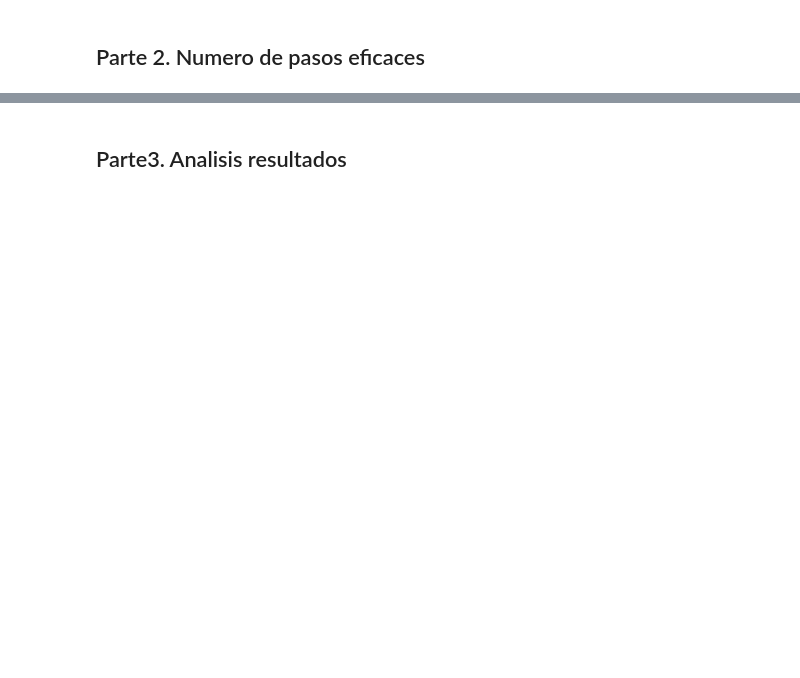
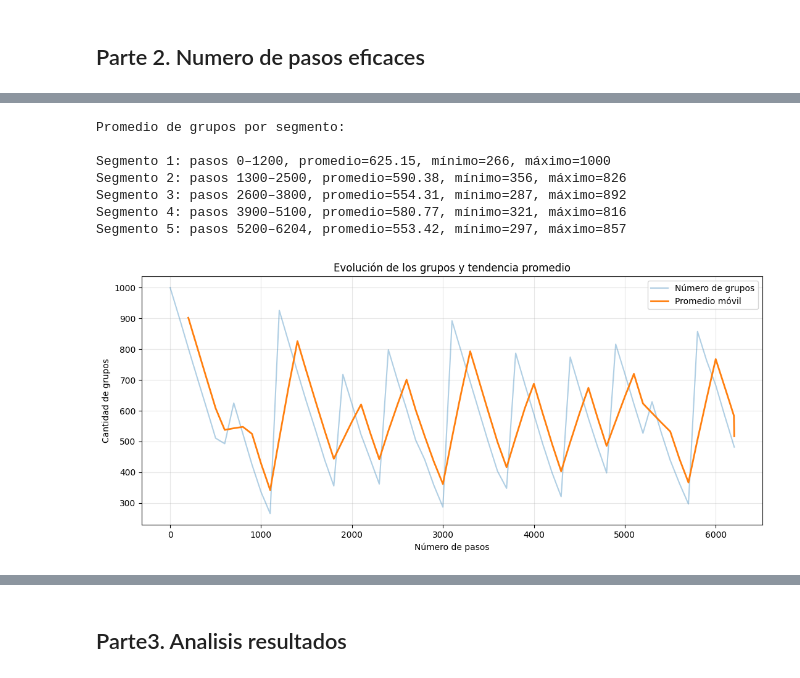
Before and after one commit to Manuel2232/Taller_Intermedio_Herr_Comp, a Jupyter notebook: Proyecto_Intermedio.ipynb, the cells around one changed output, grey strips where cells are left out. Saved outputs shown, nothing was run; the diff lists cells and outputs as text; code cells hidden in the pictures; blank space fills up the shorter version.

```diff
--- a/Proyecto_Intermedio.ipynb
+++ b/Proyecto_Intermedio.ipynb
@@ -137,0 +432,55 @@ aleatorio['semilla'], aleatorio['distribucion_tamanos']
+# %%
+tiempos = resultado_largo["tiempos"]
+grupos = resultado_largo["cantidad_grupos"]
+
+segmentos = np.array_split(np.arange(len(tiempos)), 5)
+
+print("Promedio de grupos por segmento:\n")
+
+for i, indices in enumerate(segmentos, start=1):
+    if len(indices) == 0:
+        continue
+
+    media = np.mean(grupos[indices])
+    minimo = np.min(grupos[indices])
+    maximo = np.max(grupos[indices])
+
+    print(
+        f"Segmento {i}: "
+        f"pasos {tiempos[indices[0]]}–{tiempos[indices[-1]]}, "
+        f"promedio={media:.2f}, "
+        f"mínimo={minimo}, máximo={maximo}"
+    )
+
+plt.figure(figsize=(11, 5))
+plt.plot(tiempos, grupos, alpha=0.35, label="Número de grupos")
+
+# Promedio móvil para observar la tendencia
+if len(grupos) >= 10:
+    ancho = max(3, len(grupos) // 20)
+    promedio_movil = np.convolve(
+        grupos, np.ones(ancho) / ancho, mode="valid"
+    )
+    plt.plot(
+        tiempos[ancho - 1:],
+        promedio_movil,
+        linewidth=2,
+        label="Promedio móvil"
+    )
+
+plt.xlabel("Número de pasos")
+plt.ylabel("Cantidad de grupos")
+plt.title("Evolución de los grupos y tendencia promedio")
+plt.grid(True, alpha=0.3)
+plt.legend()
+plt.tight_layout()
+plt.show()
+# %% [output]
+Promedio de grupos por segmento:
+
+Segmento 1: pasos 0–1200, promedio=625.15, mínimo=266, máximo=1000
+Segmento 2: pasos 1300–2500, promedio=590.38, mínimo=356, máximo=826
+Segmento 3: pasos 2600–3800, promedio=554.31, mínimo=287, máximo=892
+Segmento 4: pasos 3900–5100, promedio=580.77, mínimo=321, máximo=816
+Segmento 5: pasos 5200–6204, promedio=553.42, mínimo=297, máximo=857
+[figure, added]
```
Also changed, not shown: parts of 15 cells of this notebook.
